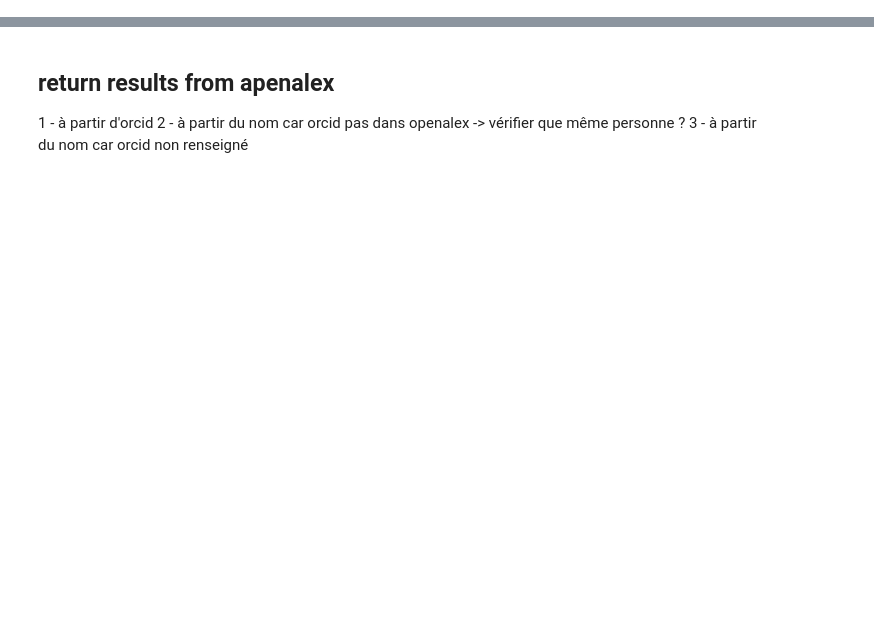
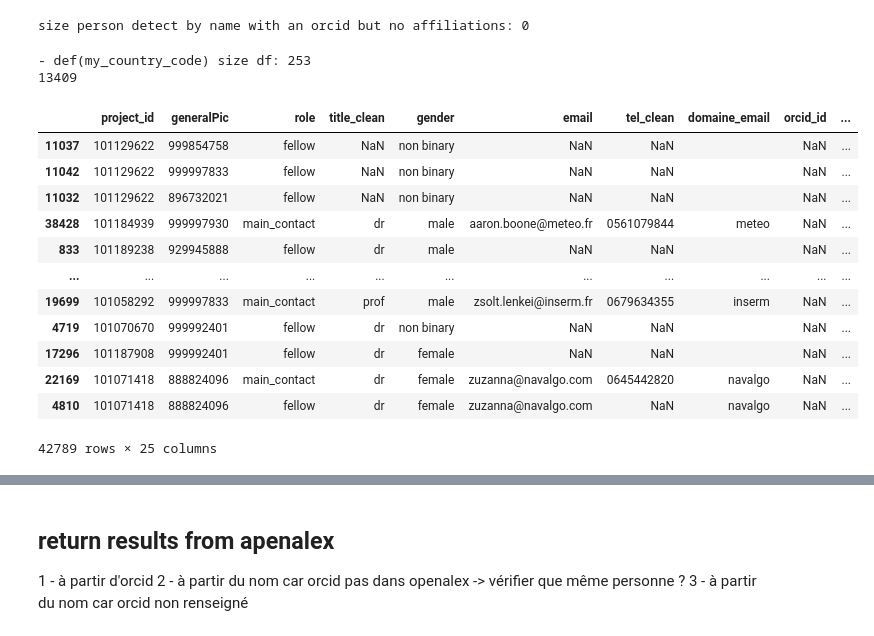
Before and after one commit to dataesr/pcri, a Jupyter notebook: test.ipynb, the cells around one changed output, grey strips where cells are left out. Drawn from its saved outputs; the diff is of its cells as text; code cells hidden in the pictures; blank space fills up the shorter version.

```diff
--- a/test.ipynb
+++ b/test.ipynb
@@ -27,3 +18,15 @@ perso_part
+# %%
+lvar=['project_id', 'generalPic', 'role',
+       'title_clean', 'gender', 'email', 'tel_clean', 'domaine_email',
+       'orcid_id', 'birth_country_code', 'nationality_country_code',
+       'host_country_code', 'sending_country_code', 'iso2', 'stage', 'contact',
+       'country_code', 'shift', 'call_year', 'thema_code', 'destination_code',
+       'entities_id', 'entities_name', 'id_secondaire', 'country_code_mapping']
+pp = pd.concat([perso_part.drop_duplicates(), perso_app.drop_duplicates()], ignore_index=True)
+
+mask=((pp.country_code=='FRA')|(pp.nationality_country_code=='FRA')|(pp.destination_code.isin(['COG', 'PF', 'STG', 'ADG', 'POC','SyG', 'PERA', 'SJI'])))&(~(pp.contact.isnull()&pp.orcid_id.isnull()))
+pp=pp.loc[mask, lvar].sort_values(['country_code','orcid_id'], ascending=False).drop_duplicates()
+pp['contact']=pp.contact.str.replace('-', ' ')
 # %%
 def persons_files_import(thema, PATH_PERSONS):
     import re, os
@@ -114,7 +119,7 @@ def persons_results_clean(df):
 
     df['rows_by_name_orcid'] = df.groupby(['display_name', 'orcid'], dropna=False).transform('size')
 
-    persName_withOrcid_noAff=df[(df.match=='full_name')&(~df.orcid.isnull())&(df.institution_name.str.len()==0)]
+    persName_withOrcid_noAff=df[(df.match=='full_name')&(~df.orcid.isnull())&(df.institution_name.isnull())]
     print(f"size person detect by name with an orcid but no affiliations: {len(persName_withOrcid_noAff)}")
 
 
@@ -122,18 +127,20 @@ def persons_results_clean(df):
         df.loc[~df[i].isnull(), i] = df.loc[~df[i].isnull()][i].str.split("/").str[-1]
     df['institution_ror'] = 'R'+ df['institution_ror'].astype(str)
 
-
+    df['years']=df['years'].map(lambda liste: ';'.join(str(x) for x in liste))
     df=df[['display_name', 'orcid_openalex', 'years', 'institution_ror', 'institution_name', 'institution_country', 'rows_by_name_orcid']]
     my_countries=my_country_code()
-    df=(df.merge(my_countries[['iso2', 'iso3', 'parent_iso3']].drop_duplicates(), how='left', left_on='institution_country', right_on='iso2')
-    .drop(columns=['iso2'])
-    )
+    df=(df.merge(my_countries[['iso2', 'iso3', 'parent_iso3']].drop_duplicates(),
+                 how='left', left_on='institution_country', right_on='iso2')
+        .drop(columns=['iso2'])
+        )
 
     from step8_referentiels.paysage import paysage_prep
     from config_path import PATH
     DUMP_PATH=f'{PATH}referentiel/'
     paysage = paysage_prep(DUMP_PATH)
-    df=df.merge(paysage[['nom_long', 'numero_ror', 'numero_paysage', 'country_code_map', 'num_nat_struct']].drop_duplicates(), how='left', left_on='institution_ror', right_on='numero_ror')
+    df=(df.merge(paysage[['nom_long', 'numero_ror', 'numero_paysage', 'country_code_map', 'num_nat_struct']].drop_duplicates(),
+                 how='left', left_on='institution_ror', right_on='numero_ror'))
 
 
 
@@ -142,7 +149,24 @@ def persons_results_clean(df):
 
 # pers_orcid=persons_results_clean(pers, 'orcid')
 pers_oth=persons_results_clean(pers)
+# %% [output]
+size person detect by name with an orcid but no affiliations: 0
+- def(my_country_code) size df: 253
+13409
 # %%
-oth=pp.loc[~pp.thema_code.isin(['ERC', 'MSCA'])].drop_duplicates().reset_index(drop=True)
-oth['contact']=oth.contact.str.replace('-', ' ')
+oth=pp.loc[~pp.thema_code.isin(['ERC', 'MSCA'])].drop_duplicates().reset_index(drop=True).sort_values('contact')
 oth
+# %% [output]
+|  | project_id | generalPic | role | title_clean | gender | email | tel_clean | domaine_email | orcid_id | ... |
+| 11037 | 101129622 | 999854758 | fellow | NaN | non binary | NaN | NaN |  | NaN | ... |
+| 11042 | 101129622 | 999997833 | fellow | NaN | non binary | NaN | NaN |  | NaN | ... |
+| 11032 | 101129622 | 896732021 | fellow | NaN | non binary | NaN | NaN |  | NaN | ... |
+| 38428 | 101184939 | 999997930 | main_contact | dr | male | aaron.boone@meteo.fr | 0561079844 | meteo | NaN | ... |
+| 833 | 101189238 | 929945888 | fellow | dr | male | NaN | NaN |  | NaN | ... |
+| ... | ... | ... | ... | ... | ... | ... | ... | ... | ... | ... |
+| 19699 | 101058292 | 999997833 | main_contact | prof | male | zsolt.lenkei@inserm.fr | 0679634355 | inserm | NaN | ... |
+| 4719 | 101070670 | 999992401 | fellow | dr | non binary | NaN | NaN |  | NaN | ... |
+| 17296 | 101187908 | 999992401 | fellow | dr | female | NaN | NaN |  | NaN | ... |
+| 22169 | 101071418 | 888824096 | main_contact | dr | female | zuzanna@navalgo.com | 0645442820 | navalgo | NaN | ... |
+| 4810 | 101071418 | 888824096 | fellow | dr | female | zuzanna@navalgo.com | NaN | navalgo | NaN | ... |
+42789 rows × 25 columns
```
Also changed, not shown: parts of 7 cells of this notebook, 3 other files.
